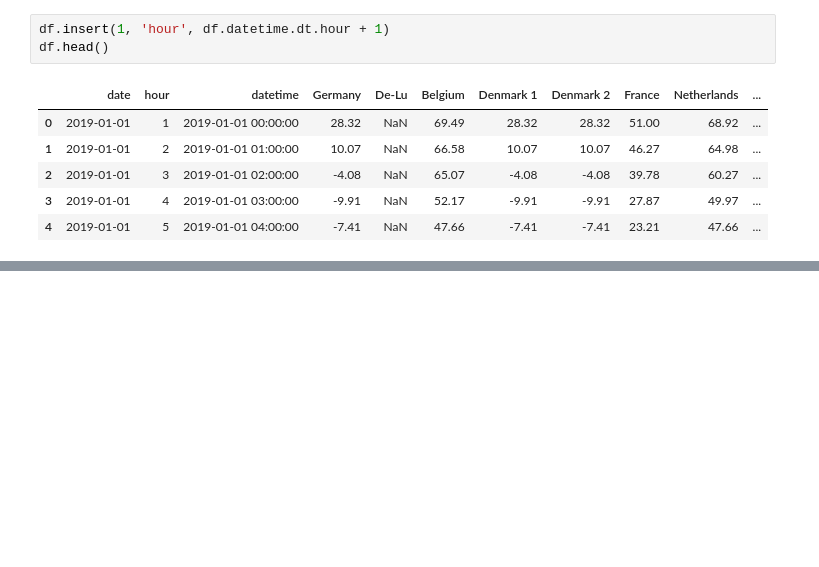
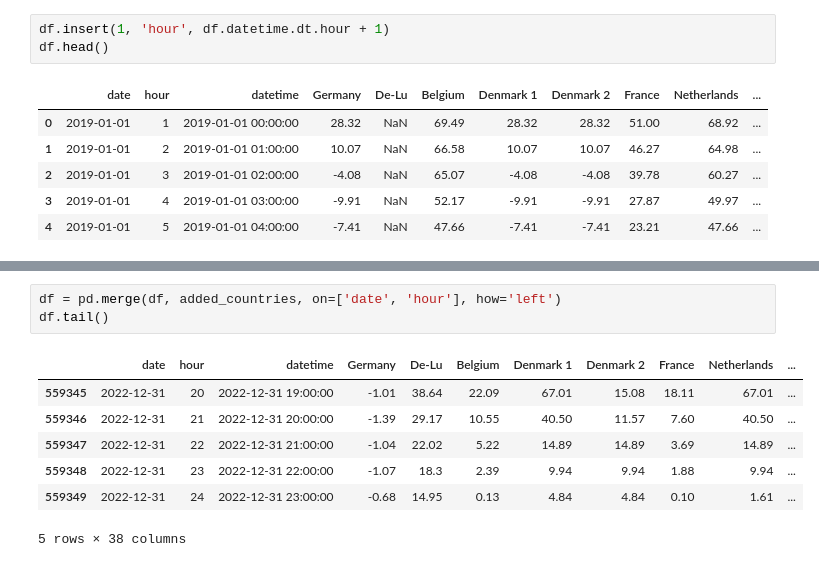
Before and after one commit to asadiceccarelli/eu-wholesale-analysis, a Jupyter notebook: scripts/clean_data.ipynb, the cells around one changed output, grey strips where cells are left out. Cells and saved outputs as stored; diff of their text form; blank space fills up the shorter version.

```diff
--- a/scripts/clean_data.ipynb
+++ b/scripts/clean_data.ipynb
@@ -165,0 +226,11 @@ df
+# %%
+df = pd.merge(df, added_countries, on=['date', 'hour'], how='left')
+df.tail()
+# %% [output]
+|  | date | hour | datetime | Germany | De-Lu | Belgium | Denmark 1 | Denmark 2 | France | Netherlands | ... |
+| 559345 | 2022-12-31 | 20 | 2022-12-31 19:00:00 | -1.01 | 38.64 | 22.09 | 67.01 | 15.08 | 18.11 | 67.01 | ... |
+| 559346 | 2022-12-31 | 21 | 2022-12-31 20:00:00 | -1.39 | 29.17 | 10.55 | 40.50 | 11.57 | 7.60 | 40.50 | ... |
+| 559347 | 2022-12-31 | 22 | 2022-12-31 21:00:00 | -1.04 | 22.02 | 5.22 | 14.89 | 14.89 | 3.69 | 14.89 | ... |
+| 559348 | 2022-12-31 | 23 | 2022-12-31 22:00:00 | -1.07 | 18.3 | 2.39 | 9.94 | 9.94 | 1.88 | 9.94 | ... |
+| 559349 | 2022-12-31 | 24 | 2022-12-31 23:00:00 | -0.68 | 14.95 | 0.13 | 4.84 | 4.84 | 0.10 | 1.61 | ... |
+5 rows × 38 columns
```
Also changed, not shown: parts of 5 cells of this notebook, 29 other files.
